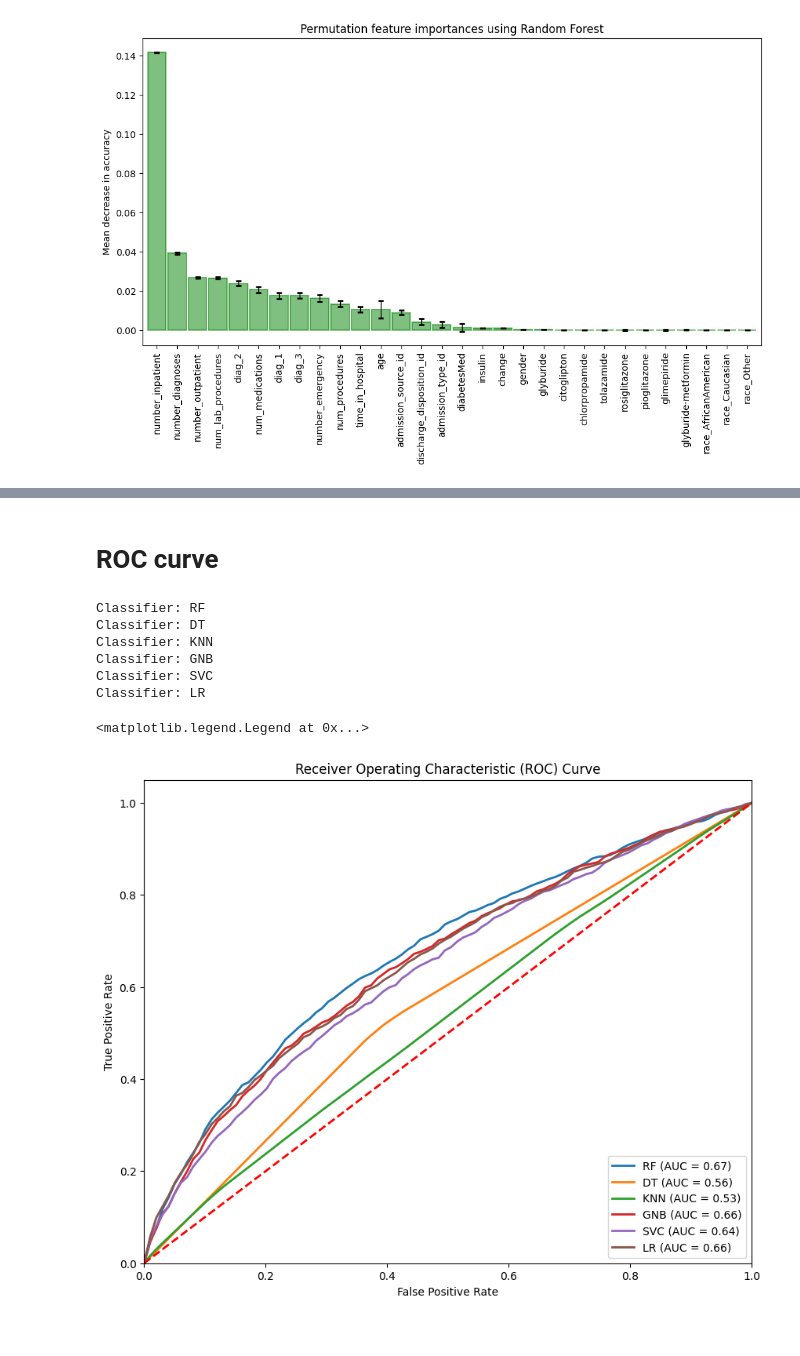
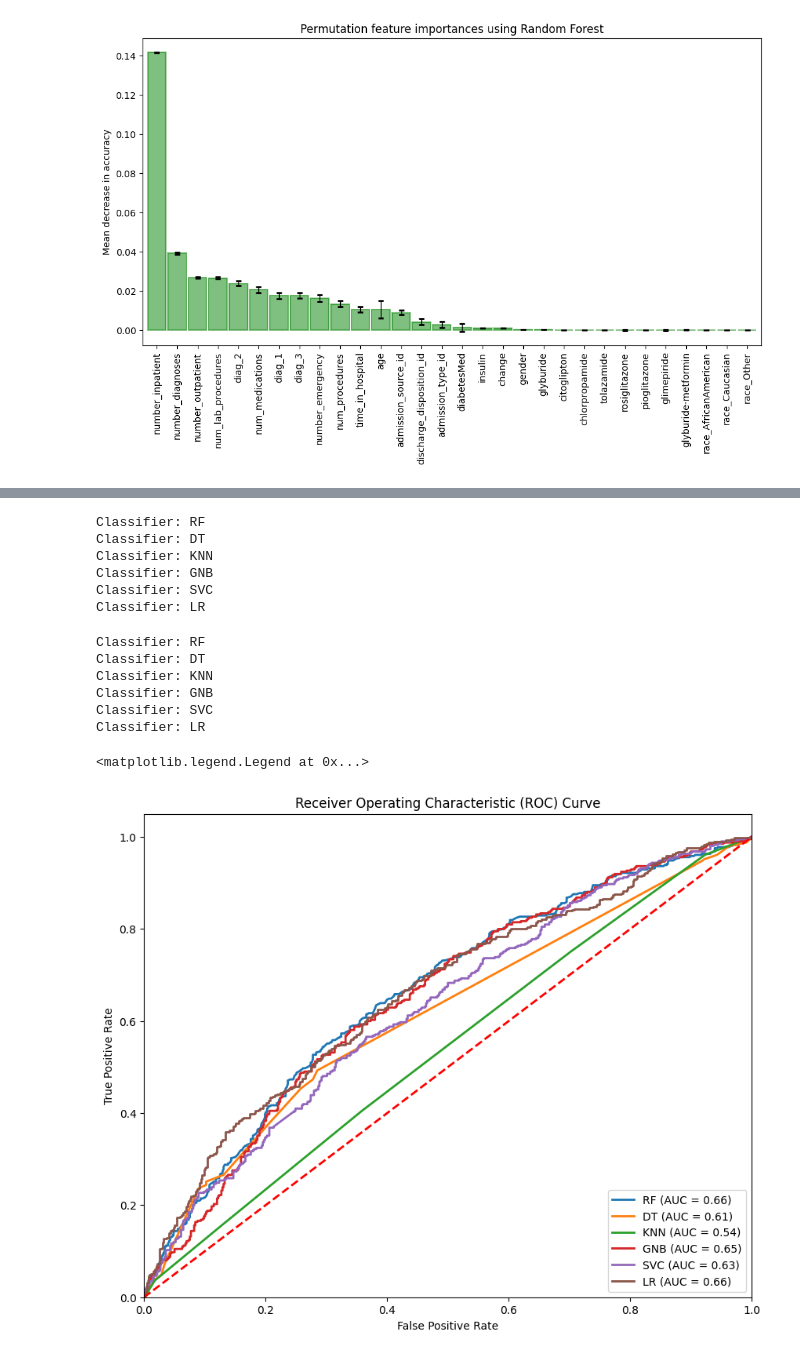
Before and after one commit to Mate1Coll/Diabetes-Classification, a Jupyter notebook: Model.ipynb, the cells around one changed output, grey strips where cells are left out. Cells and saved outputs as stored; diff of their text form; code cells hidden in the pictures.

```diff
--- a/Model.ipynb
+++ b/Model.ipynb
@@ -205,9 +317,9 @@ plt.show()
 # %%
 # Delete the follwoing features according to the analysis above
-dFeat_df = dFeat_df.drop(columns=["race_Other", "race_Caucasian", "race_AfricanAmerican", "glyburide-metformin", "glimepiride", "pioglitazone", "rosiglitazone", "tolazamide", "chlorpropamide", "citoglipton", "glyburide"])
+# dFeat_df = dFeat_df.drop(columns=["race_Other", "race_Caucasian", "race_AfricanAmerican", "glyburide-metformin", "glimepiride", "pioglitazone", "rosiglitazone", "tolazamide", "chlorpropamide", "citoglipton", "glyburide"])
+dFeat_df = dFeat_df.drop(columns=features_str[:10])
 dFeat = dFeat_df.to_numpy()
+dFeat.shape
-# %% [markdown]
-# ROC curve
 # %%
 from sklearn.tree import DecisionTreeClassifier
 from sklearn.neighbors import KNeighborsClassifier
@@ -287,24 +391,67 @@ Classifier: KNN
 Classifier: GNB
 Classifier: SVC
 Classifier: LR
+# %%
+# Now we compute the ROC curve and AUC for the different classifiers
+from sklearn.metrics import roc_curve, auc
+from sklearn.model_selection import train_test_split
+
+
+Roc_dict = {
+    "RF": [],
+    "DT": [],
+    "KNN": [],
+    "GNB": [],
+    "SVC": [],
+    "LR": []
+}
+
+# Split the data into training and testing sets
+X_train, X_test, y_train, y_test = train_test_split(dFeat, dClass, test_size=0.2, random_state=42)
+
+# Compute each classification task
+for clf_name, clf in models_dict.items():
+
+    print(f"Classifier: {clf_name}")
+    # Create a Random Forest Classifier
+    model = clf
+
+    # Fit the model on the training data
+    model.fit(X_train, y_train)
+
+    # Make predictions on the test data
+    y_pred = model.predict(X_test)
+
+    # Calculate the ROC curve and AUC
+    fpr, tpr, _ = roc_curve(y_test, model.predict_proba(X_test)[:, 1])
+    mean_auc = auc(fpr, tpr)
+
+    Roc_dict[clf_name].append((fpr, tpr, auc))
+# %% [output]
+Classifier: RF
+Classifier: DT
+Classifier: KNN
+Classifier: GNB
+Classifier: SVC
+Classifier: LR
 # %%
 # Plotting the ROC curves for each classifier
 plt.figure(figsize=(10, 8))
 
 for clf_name, meas_list in Roc_dict.items():
     mean_fpr = meas_list[0][0]
     mean_tpr = meas_list[0][1]
-    mean_auc = meas_list[0][2]
-    plt.plot(mean_fpr, mean_tpr, label='{} (AUC = {:.2f})'.format(clf_name, mean_auc), lw=2)
+    mean_auc = auc(mean_fpr, mean_tpr)  # Calculate the AUC value
+    plt.plot(mean_fpr, mean_tpr, label=f'{clf_name} (AUC = {mean_auc:.2f})', lw=2)
 
 plt.plot([0, 1], [0, 1], color='red', linestyle='--', lw=2)
 plt.xlim([0.0, 1.0])
 plt.ylim([0.0, 1.05])
 plt.xlabel('False Positive Rate')
 plt.ylabel('True Positive Rate')
 plt.title('Receiver Operating Characteristic (ROC) Curve')
 plt.legend(loc='lower right')
 # %% [output]
 <matplotlib.legend.Legend at 0x...>
-[figure, old version]
+[figure, new version]
 # %% [markdown]
```
Also changed, not shown: parts of 15 cells of this notebook.
